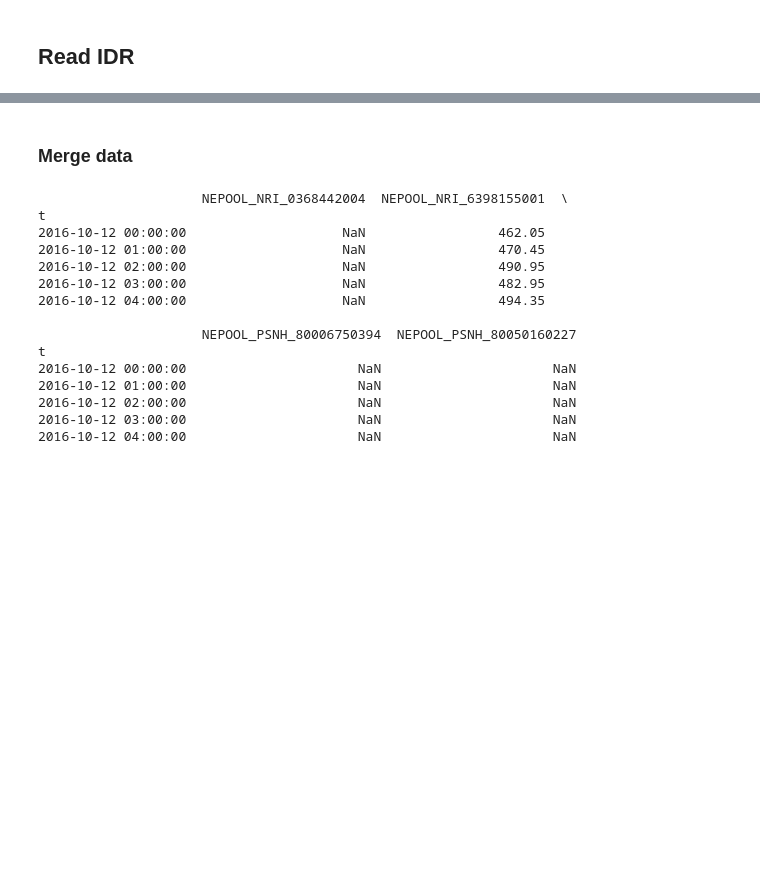
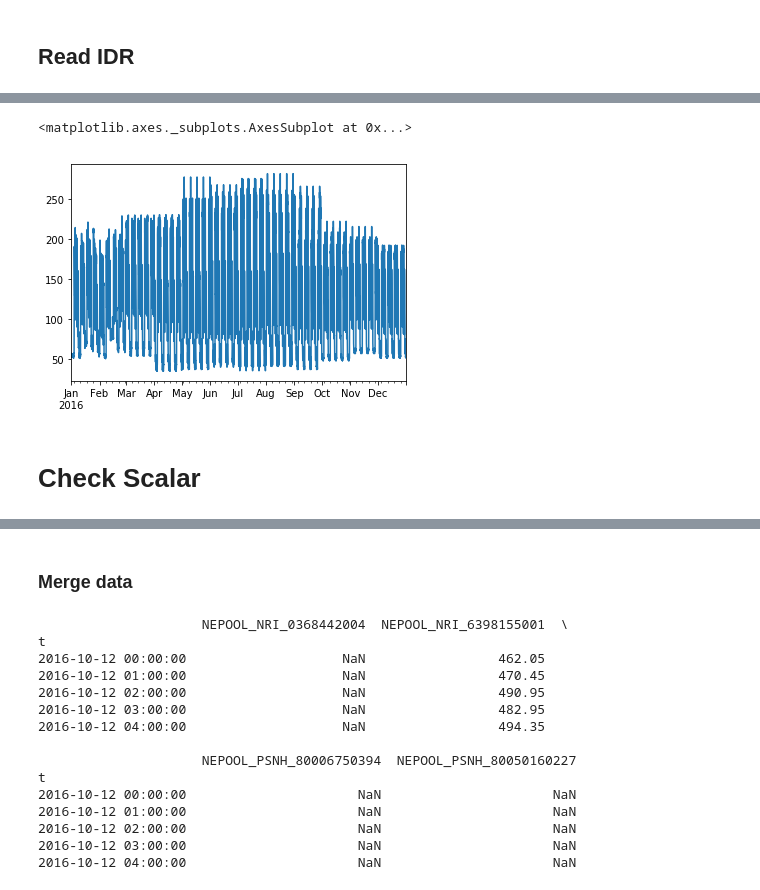
Before and after one commit to stevenhurwitt/LA-tools, a Jupyter notebook: EWX_Forecast/IDR_download_timeshift.ipynb, the cells around one changed output, grey strips where cells are left out. Drawn from its saved outputs; the diff is of its cells as text; code cells hidden in the pictures; blank space fills up the shorter version.

```diff
--- a/EWX_Forecast/IDR_download_timeshift.ipynb
+++ b/EWX_Forecast/IDR_download_timeshift.ipynb
@@ -23,7 +25,7 @@ working in C:\Users\wb5888\LA-tools\EWX_Forecast, reading data from C:\Users\wb5
 ### Show directory files
 # %%
 file_df = ewx.sortdir(data, 15)
-filenames = file_df.files[8:12]
+filenames = file_df.files[0]
 filenames
 # %% [output]
 files found in dir:  C:\Users\wb5888\LA-tools\EWX_Forecast\csv
@@ -52,0 +70,2 @@ Name: files, dtype: object
+# %%
+forecast = ewx.forecast_main(filenames, 4, data, data)
@@ -52,0 +124,8 @@ Name: files, dtype: object
+# %%
+first_yr = [(yr.year == 2016) for yr in forecast.index]
+forecast[first_yr].plot(y = 'v')
+# %% [output]
+<matplotlib.axes._subplots.AxesSubplot at 0x...>
+[figure, added]
+# %% [markdown]
+# Check Scalar
```
Also changed, not shown: parts of 23 cells of this notebook, 1 other file.
